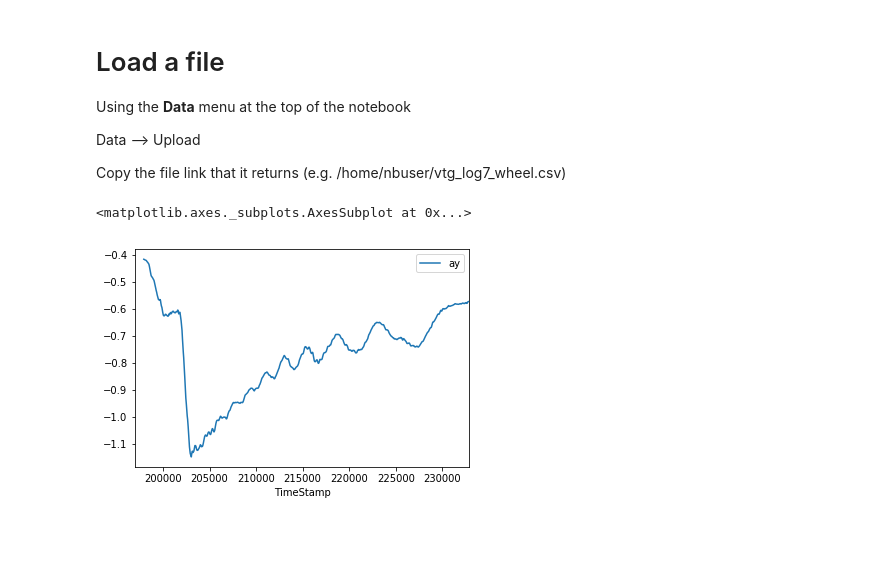
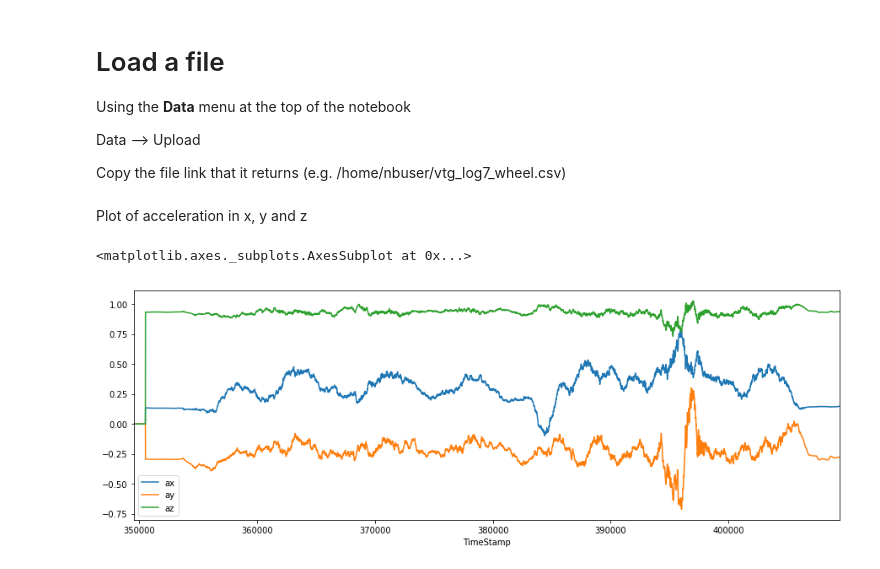
Before and after one commit to SGSVertigo/vertigo-python, a Jupyter notebook: Plot.ipynb, the cells around one changed output. Saved outputs shown, nothing was run; the diff lists cells and outputs as text; code cells hidden in the pictures; blank space fills up the shorter version.

Commit message:
Added quiver plots, quaternion to euler conversion and maps

```diff
--- a/Plot.ipynb
+++ b/Plot.ipynb
@@ -9,12 +11,17 @@ Data --> Upload
 
 Copy the file link that it returns (e.g. /home/nbuser/vtg_log7_wheel.csv)
 # %%
-data = FP.openFile("/home/nbuser/vtg_log7_wheel.csv")
+data = FP.openFile("/home/nbuser/Car_in_a_circle_demo.csv")
+# %% [markdown]
+Plot of acceleration in x, y and z
 # %%
 %matplotlib inline
+plt.rcParams['figure.figsize'] = [15, 5]
 imu = data[1].copy()
-imu['ay'] = imu['ay'].rolling(window=100).mean()
-imu.plot(x='TimeStamp',y='ay')
+imu['ax'] = np.nan_to_num(imu['ax'].rolling(window=100).mean())
+imu['ay'] = np.nan_to_num(imu['ay'].rolling(window=100).mean())
+imu['az'] = np.nan_to_num(imu['az'].rolling(window=100).mean())
+imu.plot(x='TimeStamp',y=['ax','ay','az'])
 # %% [output]
 <matplotlib.axes._subplots.AxesSubplot at 0x...>
-[figure, old version]
+[figure, new version]
```
Also changed, not shown: parts of 7 cells of this notebook, 3 other files.
